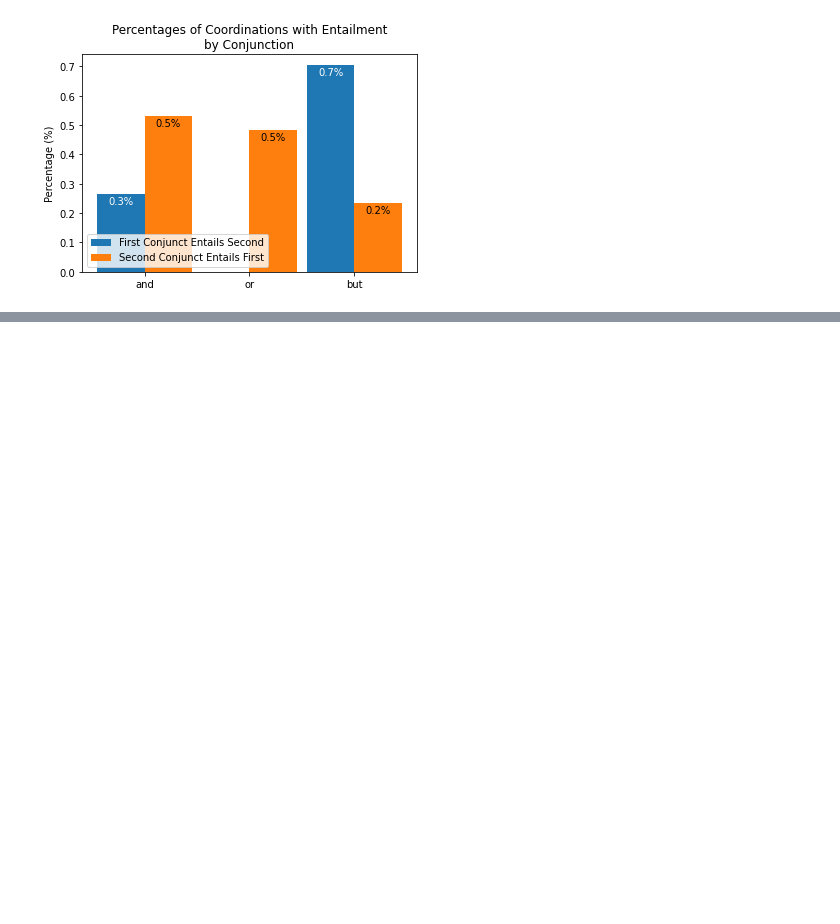
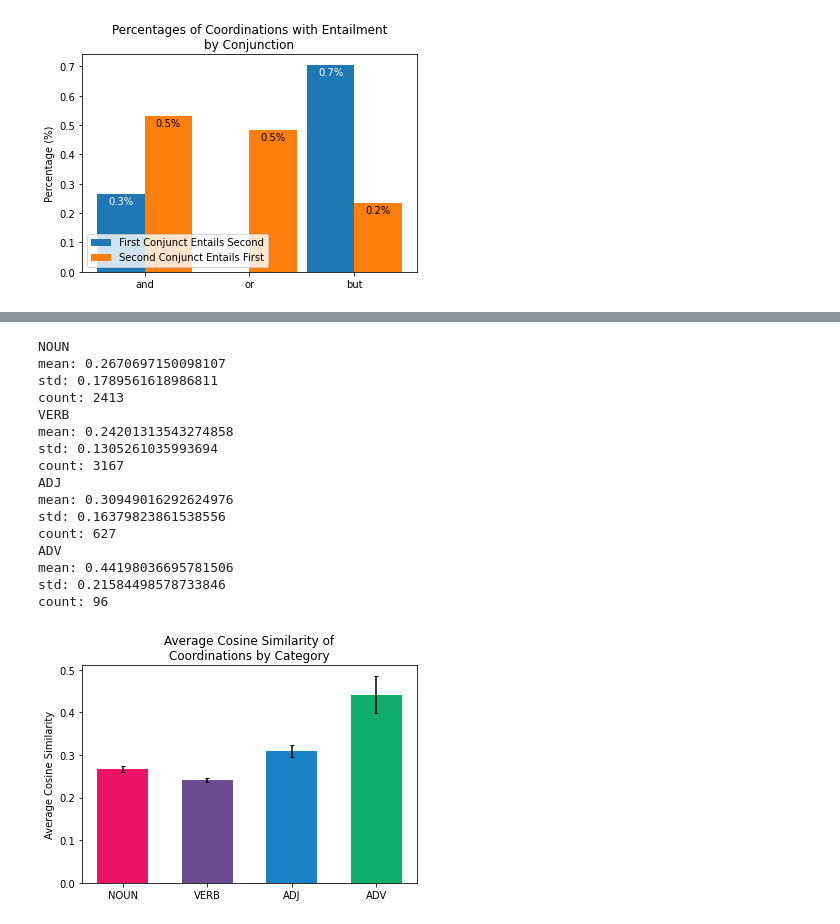
Before and after one commit to jkallini/SemanticCoordinationAnalysis, a Jupyter notebook: analysis.ipynb, the cells around one changed output, grey strips where cells are left out. Cells and saved outputs as stored; diff of their text form; code cells hidden in the pictures; blank space fills up the shorter version.

```diff
--- a/analysis.ipynb
+++ b/analysis.ipynb
@@ -866,0 +920,57 @@ Independent (fail to reject H0)
+# %%
+labels = []
+freqs = []
+vars = []
+
+for category in CATEGORIES:
+    print(category)
+
+    labels.append(category)
+
+    df = all_samples.copy()
+    df = df[df['1st Conjunct Lemma'] != df['2nd Conjunct Lemma']]
+    df = df.loc[df['1st Conjunct Category'] == category]
+    df = df.loc[df['2nd Conjunct Category'] == category]
+
+    print('mean:', str(df['Cosine Similarity'].mean()))
+    print('std:', str(df['Cosine Similarity'].std()))
+    print('count:', str(len(df)))
+
+    freqs.append(df['Cosine Similarity'].mean())
+    vars.append(df['Cosine Similarity'].sem())
+
+sems = []
+for v in vars:
+    sems.append(2 * v)
+
+x = np.arange(len(labels))  # the label locations
+width = 0.6  # the width of the bars
+
+fig, ax = plt.subplots()
+ax.bar(x, freqs, width, label='Likes', capsize=2, color=CATEGORY_COLORS.values(), yerr=sems)
+
+# Add some text for labels, title and custom x-axis tick labels, etc.
+ax.set_ylabel('Average Cosine Similarity')
+ax.set_title('Average Cosine Similarity of\nCoordinations by Category')
+ax.set_xticks(x)
+ax.set_xticklabels(labels)
+
+plt.savefig('charts/cossim_category.pdf', bbox_inches='tight')
+# %% [output]
+NOUN
+mean: 0.2670697150098107
+std: 0.1789561618986811
+count: 2413
+VERB
+mean: 0.24201313543274858
+std: 0.1305261035993694
+count: 3167
+ADJ
+mean: 0.30949016292624976
+std: 0.16379823861538556
+count: 627
+ADV
+mean: 0.44198036695781506
+std: 0.21584498578733846
+count: 96
+[figure, added]
```
Also changed, not shown: parts of 2 cells of this notebook.
